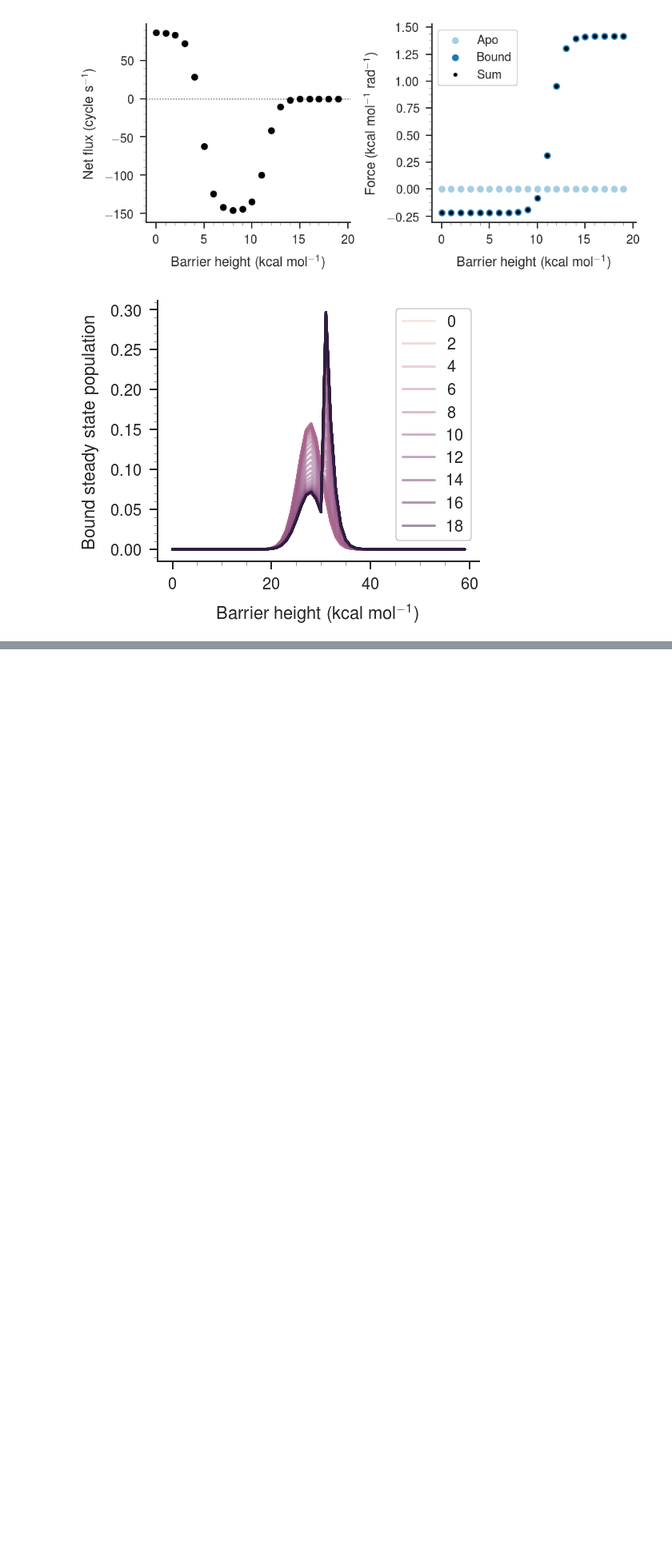
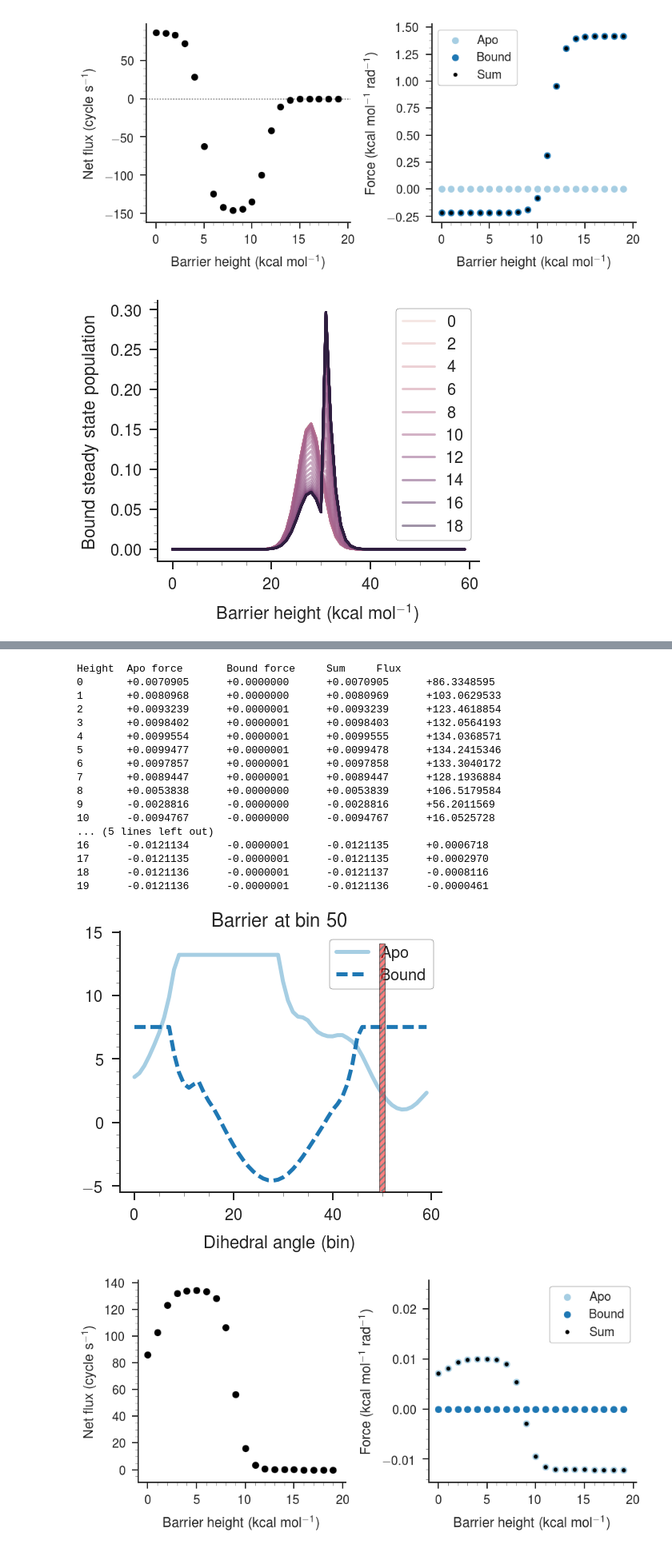
Before and after one commit to slochower/nonequilibrium-master, a Jupyter notebook: notebooks/force-on-barrier/force-on-barrier-quick-explanation.ipynb, the cells around one changed output, grey strips where cells are left out. Shown: that part at 80% size. Cells and saved outputs as stored; diff of their text form; code cells hidden in the pictures; blank space fills up the shorter version.

```diff
--- a/notebooks/force-on-barrier/force-on-barrier-quick-explanation.ipynb
+++ b/notebooks/force-on-barrier/force-on-barrier-quick-explanation.ipynb
@@ -503,0 +691,22 @@ paper_plot(fig)
+# %%
+barrier(50)
+# %% [output]
+Height  Apo force       Bound force     Sum     Flux
+0       +0.0070905      +0.0000000      +0.0070905      +86.3348595
+1       +0.0080968      +0.0000000      +0.0080969      +103.0629533
+2       +0.0093239      +0.0000001      +0.0093239      +123.4618854
+3       +0.0098402      +0.0000001      +0.0098403      +132.0564193
+4       +0.0099554      +0.0000001      +0.0099555      +134.0368571
+5       +0.0099477      +0.0000001      +0.0099478      +134.2415346
+6       +0.0097857      +0.0000001      +0.0097858      +133.3040172
+7       +0.0089447      +0.0000001      +0.0089447      +128.1936884
+8       +0.0053838      +0.0000000      +0.0053839      +106.5179584
+9       -0.0028816      -0.0000000      -0.0028816      +56.2011569
+10      -0.0094767      -0.0000000      -0.0094767      +16.0525728
+... (5 lines left out)
+16      -0.0121134      -0.0000001      -0.0121135      +0.0006718
+17      -0.0121135      -0.0000001      -0.0121135      +0.0002970
+18      -0.0121136      -0.0000001      -0.0121137      -0.0008116
+19      -0.0121136      -0.0000001      -0.0121136      -0.0000461
+[figure, added]
+[figure, added]
```
Also changed, not shown: parts of 6 cells of this notebook.
